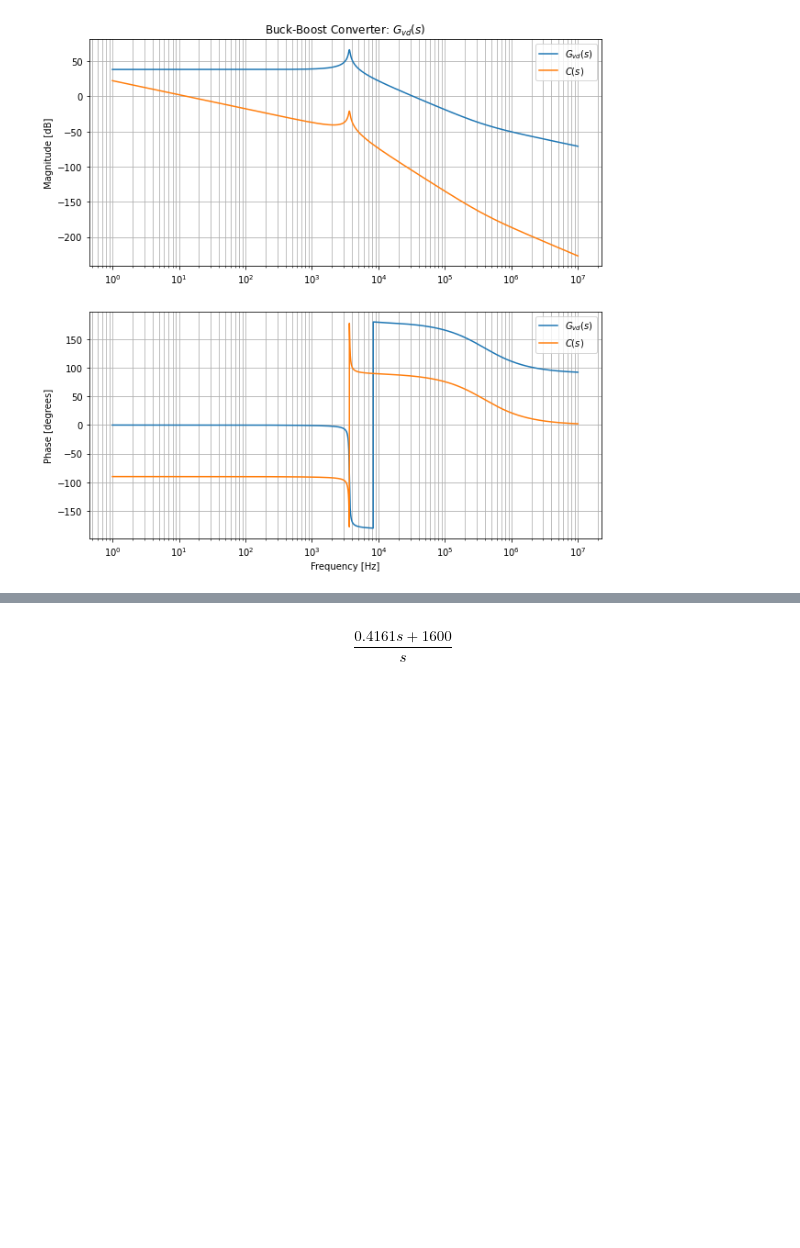
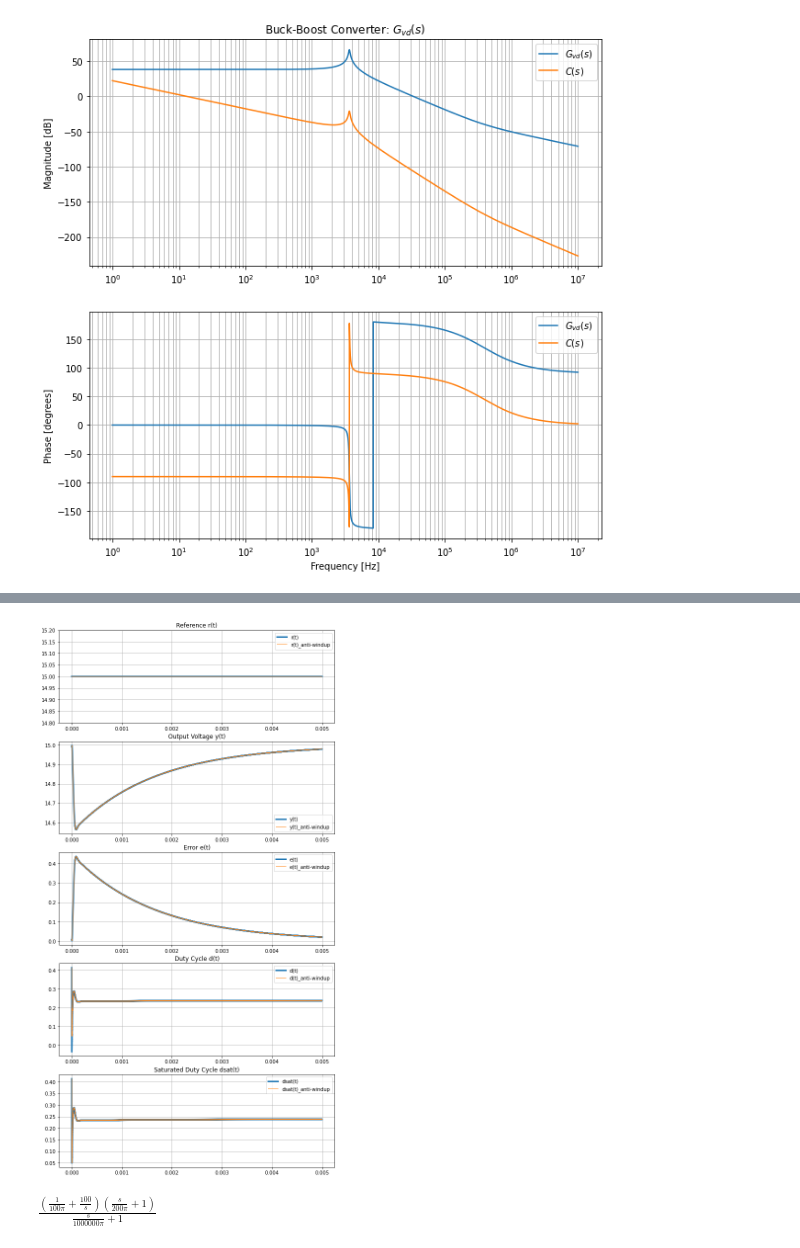
Before and after one commit to kegedy/UWEE533, a Jupyter notebook: HW/kevin/HW04/HW04.ipynb, the cells around one changed output, grey strips where cells are left out. Drawn from its saved outputs; the diff is of its cells as text; code cells hidden in the pictures; blank space fills up the shorter version.

```diff
--- a/HW/kevin/HW04/HW04.ipynb
+++ b/HW/kevin/HW04/HW04.ipynb
@@ -165,4 +167,60 @@ x,y,z = control.bode_plot(L,plot=True,dB=True,deg=True,Hz=True,mtamargins=True)
 # %%
-C
+BuckBoost = pd.read_csv('BuckBoost.csv')
+BuckBoostAW = pd.read_csv('BuckBoostAntiWindup.csv')
-# %% [output]
-$$\frac{0.4161 s + 1600}{s}$$
+# %%
+Time = BuckBoost['Time']
+r = BuckBoost['r(t)']
+y = BuckBoost['y(t)']
+e = BuckBoost['e']
+d = BuckBoost['d']
+dsat = BuckBoost['dsat']
+TimeAW = BuckBoostAW['Time']
+rAW = BuckBoostAW['r(t)']
+yAW = BuckBoostAW['y(t)']
+eAW = BuckBoostAW['e']
+dAW = BuckBoostAW['d']
+dsatAW = BuckBoostAW['dsat']
+# %%
+fig, ax = plt.subplots(5,1,figsize=(10,20))
+
+ax[0].set_title('Reference r(t)')
+ax[0].plot(Time,r,label='r(t)',linewidth=3)
+ax[0].plot(TimeAW,rAW,label='r(t)_anti-windup',linewidth=1)
+ax[0].set_ylim([14.8,15.2])
+#ax[0].set_ylabel('Magnitude [dB]')
+ax[0].grid(which='both', axis='both')
+ax[0].legend()
+
+ax[1].set_title('Output Voltage y(t)')
+ax[1].plot(Time,y,label='y(t)',linewidth=3)
+ax[1].plot(TimeAW,yAW,label='y(t)_anti-windup',linewidth=1)
+#ax[1].set_ylim([14.8,15.2])
+#ax[1].set_ylabel('Magnitude [dB]')
+ax[1].grid(which='both', axis='both')
+ax[1].legend()
+
+ax[2].set_title('Error e(t)')
+ax[2].plot(Time,e,label='e(t)',linewidth=3)
+ax[2].plot(TimeAW,eAW,label='e(t)_anti-windup',linewidth=1)
+#ax[2].set_ylim([14.8,15.2])
+#ax[2].set_ylabel('Magnitude [dB]')
+ax[2].grid(which='both', axis='both')
+ax[2].legend()
+
+ax[3].set_title('Duty Cycle d(t)')
+ax[3].plot(Time,d,label='d(t)',linewidth=3)
+ax[3].plot(TimeAW,dAW,label='d(t)_anti-windup',linewidth=1)
+#ax[3].set_ylim([14.8,15.2])
+#ax[3].set_ylabel('Magnitude [dB]')
+ax[3].grid(which='both', axis='both')
+ax[3].legend()
+
+ax[4].set_title('Saturated Duty Cycle dsat(t)')
+ax[4].plot(Time,dsat,label='dsat(t)',linewidth=3)
+ax[4].plot(TimeAW,dsatAW,label='dsat(t)_anti-windup',linewidth=1)
+#ax[4].set_ylim([14.8,15.2])
+#ax[4].set_ylabel('Magnitude [dB]')
+ax[4].grid(which='both', axis='both')
+ax[4].legend();
+# %% [output]
+[figure, added]
@@ -168,0 +238,5 @@ $$\frac{0.4161 s + 1600}{s}$$
+# %%
+li = C*lead
+li
+# %% [output]
+$\displaystyle \frac{\left(\frac{1}{100 \pi} + \frac{100}{s}\right) \left(\frac{s}{200 \pi} + 1\right)}{\frac{s}{1000000 \pi} + 1}$
```
Also changed, not shown: parts of 17 cells of this notebook, 1 other file.
